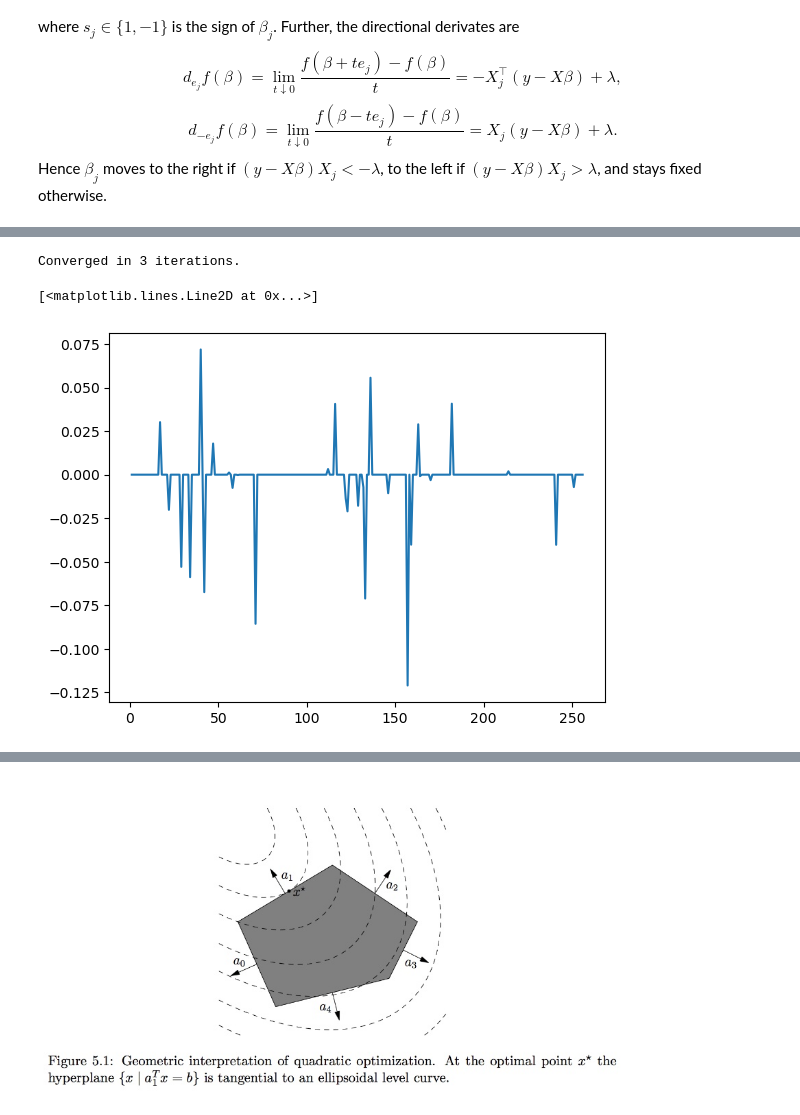
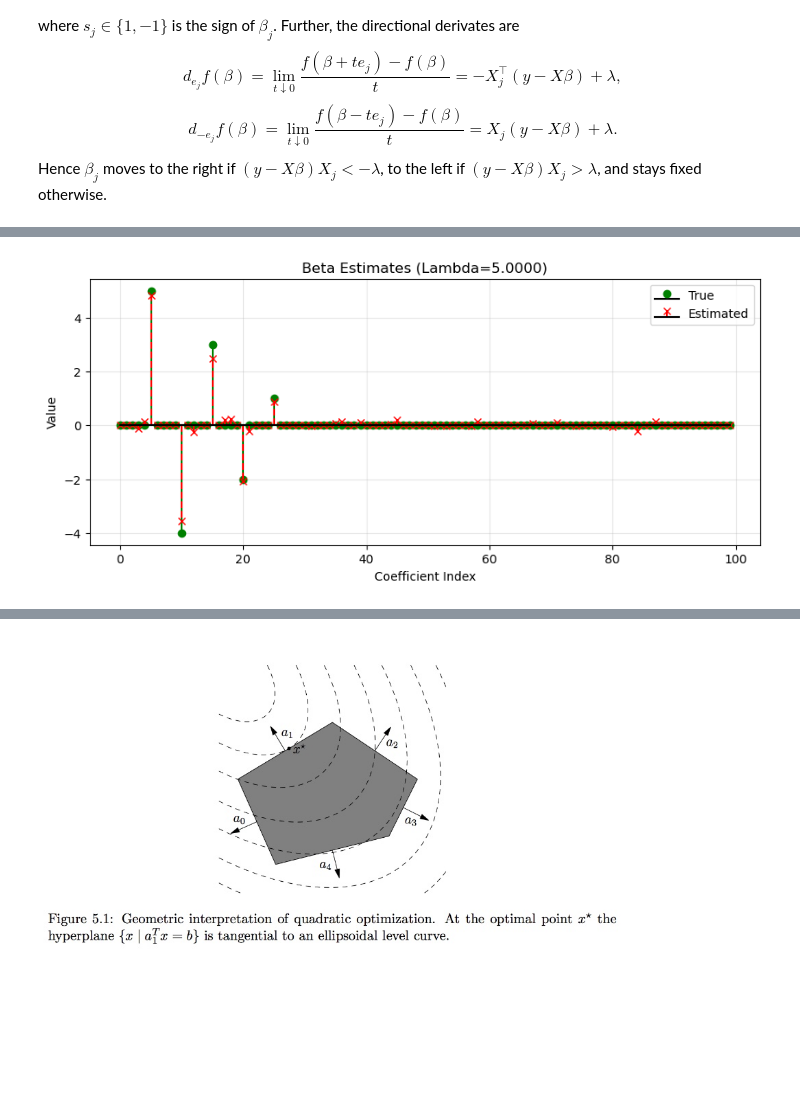
Before and after one commit to feizhe/STAT_207, a Jupyter notebook: Notes/12.LP.ipynb, the cells around one changed output, grey strips where cells are left out. Saved outputs shown, nothing was run; the diff lists cells and outputs as text; code cells hidden in the pictures; blank space fills up the shorter version.

```diff
--- a/Notes/12.LP.ipynb
+++ b/Notes/12.LP.ipynb
@@ -211,0 +241,19 @@ def lasso_coordinate_descent(X, y, lambda_,
+# %%
+
+# --- Testing the implementation ---
+# Generate sparse data
+np.random.seed(42)
+n_samples, n_features = 50, 100
+n, p = 50, 100
+X = np.random.randn(n_samples, n_features)
+true_beta = np.zeros(n_features)
+true_beta[[5, 10, 15, 20, 25]] = [5, -4, 3, -2, 1] # Only 5 non-zero weights
+y = X @ true_beta + np.random.normal(2, 1, n_samples)
+
+# 2. Run Optimized Lasso
+lam = 15.0
+intercept, beta_hat = lasso_coordinate_descent_optimized(X, y, lam)
+
+print(f"Number of non-zero features: {np.sum(beta_hat != 0)}")
+print(f"Active feature indices: {np.where(beta_hat != 0)[0]}")
+print(f"Intercept: {intercept}")
@@ -249,13 +286,9 @@ plt.show()
 # %%
-# Example usage
-lambda_ = .1
+# Change of lambda
+lam = 5.0
+intercept, beta_hat = lasso_coordinate_descent_optimized(X, y, lam)
 
-beta = lasso_coordinate_descent(A, y, lambda_,
-                               verbose = True)
-
-plt.plot(np.arange(1, n+1), beta)
+plot_nonzero_coefficients(beta_hat, true_beta, title=f"Beta Estimates (Lambda={lam:.4f})")
 # %% [output]
-Converged in 3 iterations.
-[<matplotlib.lines.Line2D at 0x...>]
-[figure, old version]
+[figure, new version]
 # %%
```
Also changed, not shown: parts of 13 cells of this notebook, 2 other files.
